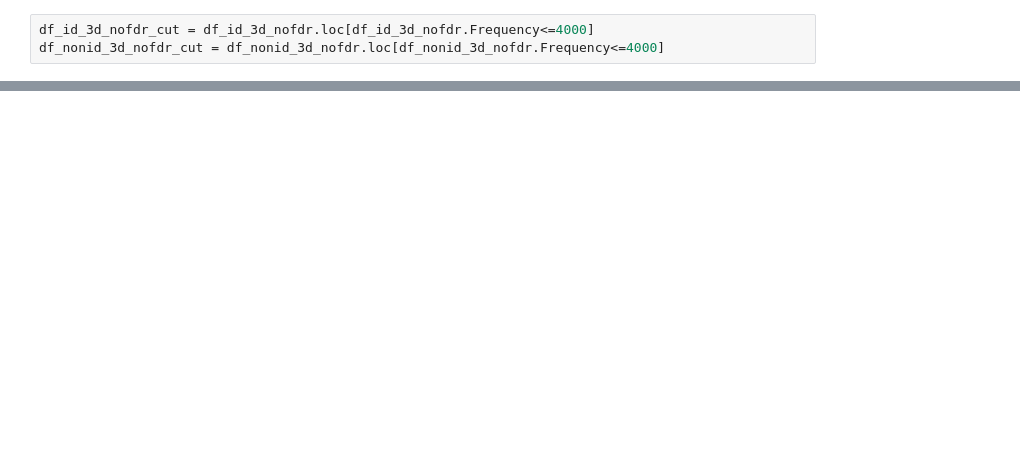
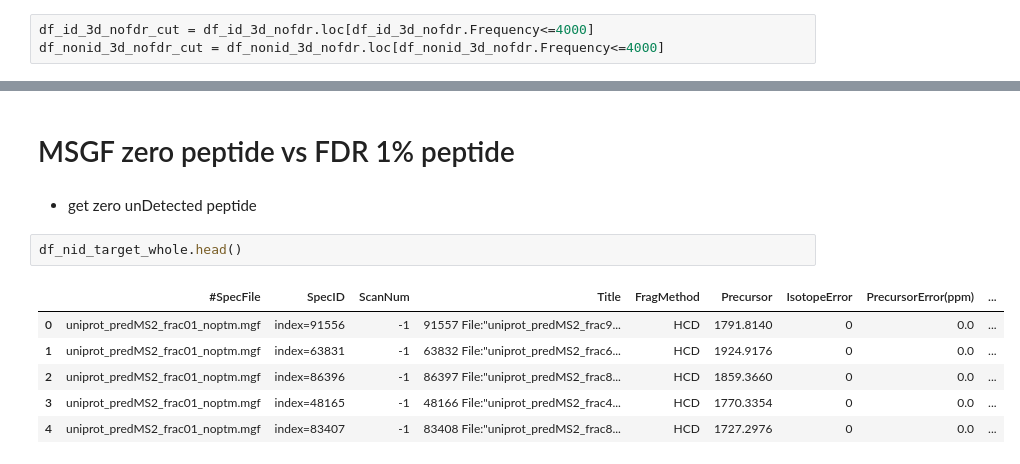
Before and after one commit to zoohoson/Peptide_Detectability, a Jupyter notebook: noPTM_test/dataEDA_2019NatProsit_MSGFScore_noPTMver.ipynb, the cells around one changed output, grey strips where cells are left out. Saved outputs shown, nothing was run; the diff lists cells and outputs as text; blank space fills up the shorter version.

```diff
--- a/noPTM_test/dataEDA_2019NatProsit_MSGFScore_noPTMver.ipynb
+++ b/noPTM_test/dataEDA_2019NatProsit_MSGFScore_noPTMver.ipynb
@@ -675,3 +596,16 @@ plt.show()
 # %% [output]
 [interactive output not drawn]
 [interactive output not drawn]
+# %% [markdown]
+# MSGF zero peptide vs FDR 1% peptide
+# %% [markdown]
+* get zero unDetected peptide
+# %%
+df_nid_target_whole.head()
+# %% [output]
+|  | #SpecFile | SpecID | ScanNum | Title | FragMethod | Precursor | IsotopeError | PrecursorError(ppm) | ... |
+| 0 | uniprot_predMS2_frac01_noptm.mgf | index=91556 | -1 | 91557 File:"uniprot_predMS2_frac9... | HCD | 1791.8140 | 0 | 0.0 | ... |
+| 1 | uniprot_predMS2_frac01_noptm.mgf | index=63831 | -1 | 63832 File:"uniprot_predMS2_frac6... | HCD | 1924.9176 | 0 | 0.0 | ... |
+| 2 | uniprot_predMS2_frac01_noptm.mgf | index=86396 | -1 | 86397 File:"uniprot_predMS2_frac8... | HCD | 1859.3660 | 0 | 0.0 | ... |
+| 3 | uniprot_predMS2_frac01_noptm.mgf | index=48165 | -1 | 48166 File:"uniprot_predMS2_frac4... | HCD | 1770.3354 | 0 | 0.0 | ... |
+| 4 | uniprot_predMS2_frac01_noptm.mgf | index=83407 | -1 | 83408 File:"uniprot_predMS2_frac8... | HCD | 1727.2976 | 0 | 0.0 | ... |
```
Also changed, not shown: parts of 36 cells of this notebook, 8 other files.
